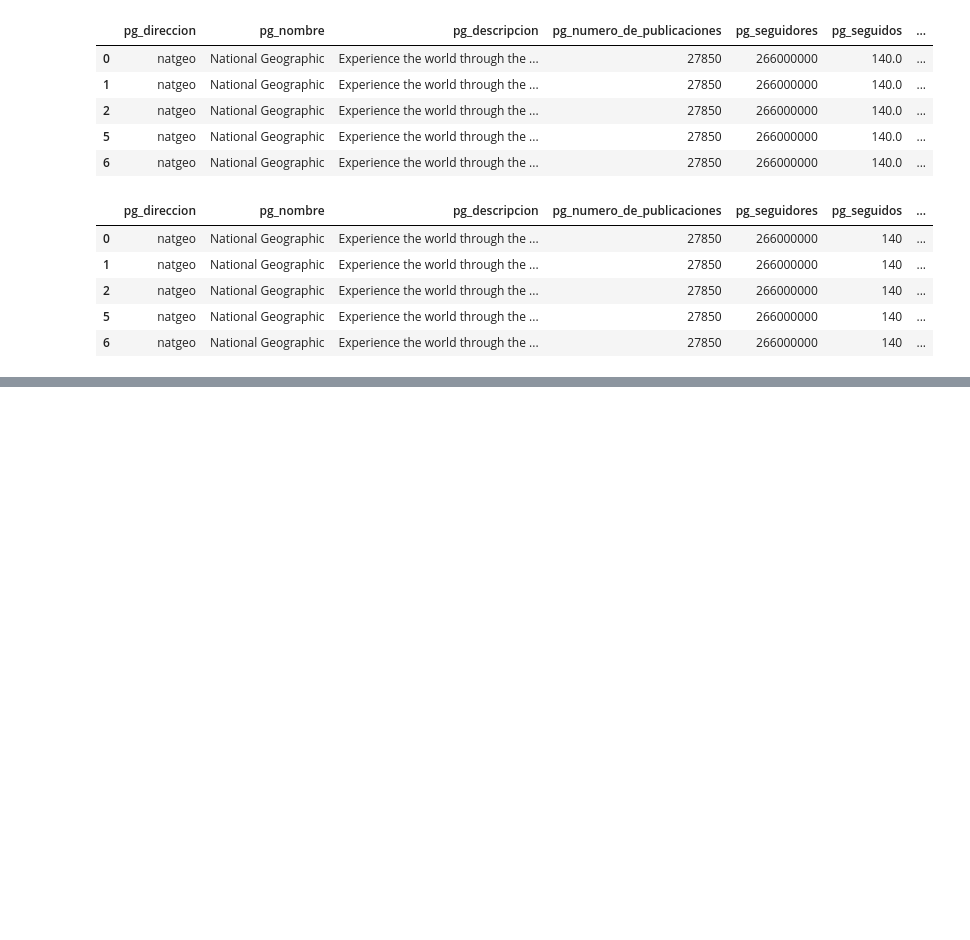
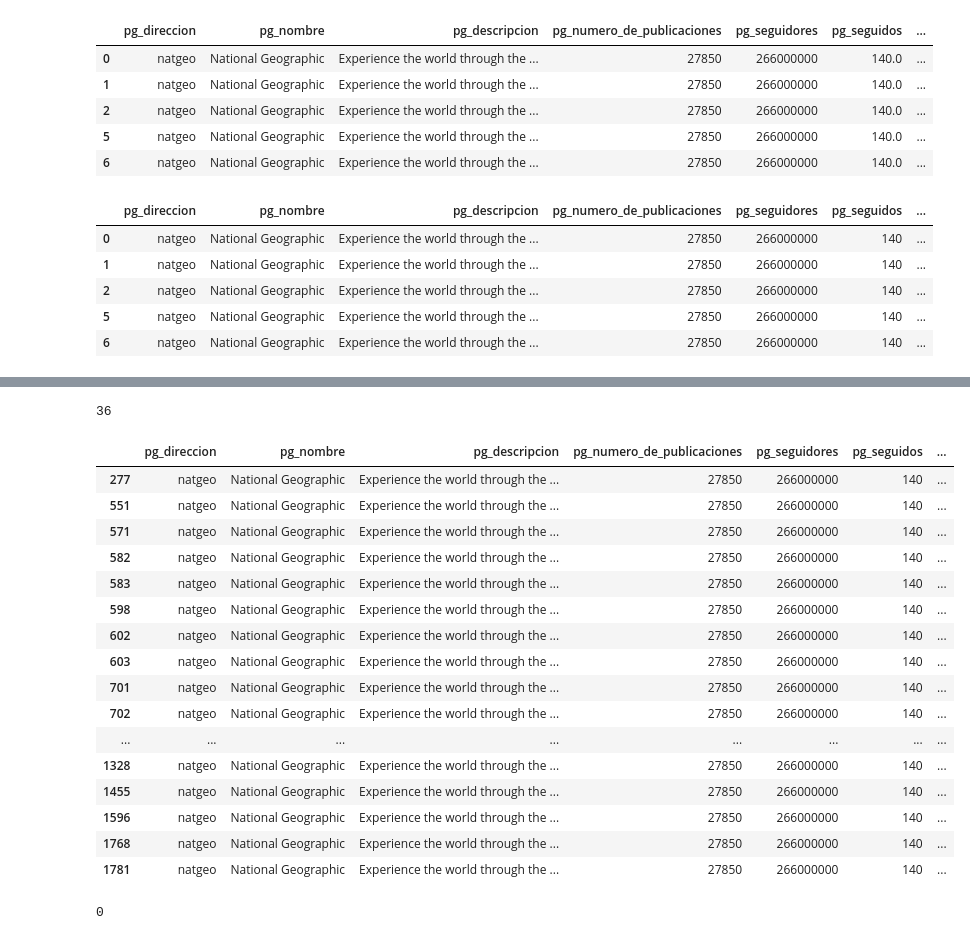
Before and after one commit to segomismo/proyecto-final-ironhack, a Jupyter notebook: src/limpiezadatos.ipynb, the cells around one changed output, grey strips where cells are left out. Drawn from its saved outputs; the diff is of its cells as text; code cells hidden in the pictures; blank space fills up the shorter version.

```diff
--- a/src/limpiezadatos.ipynb
+++ b/src/limpiezadatos.ipynb
@@ -26,4 +28,4 @@ df.shape
 # %%
 #voy a borrar las filas que tienen todos los valores nulos
-df.dropna(how='all', inplace=True)
+df2.dropna(how='all', inplace=True)
 # %%
@@ -57,8 +56,8 @@ df2.head()
 | 5 | natgeo | National Geographic | Experience the world through the ... | 27.85 | 266 M | 140.0 | ... |
 | 6 | natgeo | National Geographic | Experience the world through the ... | 27.85 | 266 M | 140.0 | ... |
 # %%
-#la columna pg_numero_de_publicaciones está en float. Primero la multiplico por 1000 y luego la convierto a int
-df2['pg_numero_de_publicaciones'] = df2['pg_numero_de_publicaciones'].apply(lambda x: int(x*1000))
+#la columna pg_numero_de_publicaciones está en float. Compruebo que tenga algun decimal, y si es así, lo multiplico por 1000. Luego lo paso a int
+df2['pg_numero_de_publicaciones'] = df2['pg_numero_de_publicaciones'].apply(lambda x: int(x*1000) if x%1 != 0 else int(x))
 # %%
 df2.head()
 # %% [output]
@@ -104,0 +113,29 @@ df2.drop(0, inplace=True)
+# %%
+#reiniciamos el indice
+df2.reset_index(drop=True, inplace=True)
+# %%
+#vamos a ver si hay algun nulo en la columna ph_likes
+df2['ph_likes'].isnull().sum()
+# %% [output]
+36
+# %%
+#vamos a localizar las filas que tienen nulos en la columna ph_likes
+df2[df2['ph_likes'].isnull()]
+# %% [output]
+|  | pg_direccion | pg_nombre | pg_descripcion | pg_numero_de_publicaciones | pg_seguidores | pg_seguidos | ... |
+| 277 | natgeo | National Geographic | Experience the world through the ... | 27850 | 266000000 | 140 | ... |
+| 551 | natgeo | National Geographic | Experience the world through the ... | 27850 | 266000000 | 140 | ... |
+| 571 | natgeo | National Geographic | Experience the world through the ... | 27850 | 266000000 | 140 | ... |
+| 582 | natgeo | National Geographic | Experience the world through the ... | 27850 | 266000000 | 140 | ... |
+| 583 | natgeo | National Geographic | Experience the world through the ... | 27850 | 266000000 | 140 | ... |
+| 598 | natgeo | National Geographic | Experience the world through the ... | 27850 | 266000000 | 140 | ... |
+| 602 | natgeo | National Geographic | Experience the world through the ... | 27850 | 266000000 | 140 | ... |
+| 603 | natgeo | National Geographic | Experience the world through the ... | 27850 | 266000000 | 140 | ... |
+| 701 | natgeo | National Geographic | Experience the world through the ... | 27850 | 266000000 | 140 | ... |
+| 702 | natgeo | National Geographic | Experience the world through the ... | 27850 | 266000000 | 140 | ... |
+| ... | ... | ... | ... | ... | ... | ... | ... |
+| 1328 | natgeo | National Geographic | Experience the world through the ... | 27850 | 266000000 | 140 | ... |
+| 1455 | natgeo | National Geographic | Experience the world through the ... | 27850 | 266000000 | 140 | ... |
+| 1596 | natgeo | National Geographic | Experience the world through the ... | 27850 | 266000000 | 140 | ... |
+| 1768 | natgeo | National Geographic | Experience the world through the ... | 27850 | 266000000 | 140 | ... |
+| 1781 | natgeo | National Geographic | Experience the world through the ... | 27850 | 266000000 | 140 | ... |
@@ -104,0 +145,5 @@ df2.drop(0, inplace=True)
+# %%
+#ahora vamos a ver si hay algun nulo en la columna ph_likes
+df2['ph_likes'].isnull().sum()
+# %% [output]
+0
```
Also changed, not shown: parts of 25 cells of this notebook, 5 other files.
